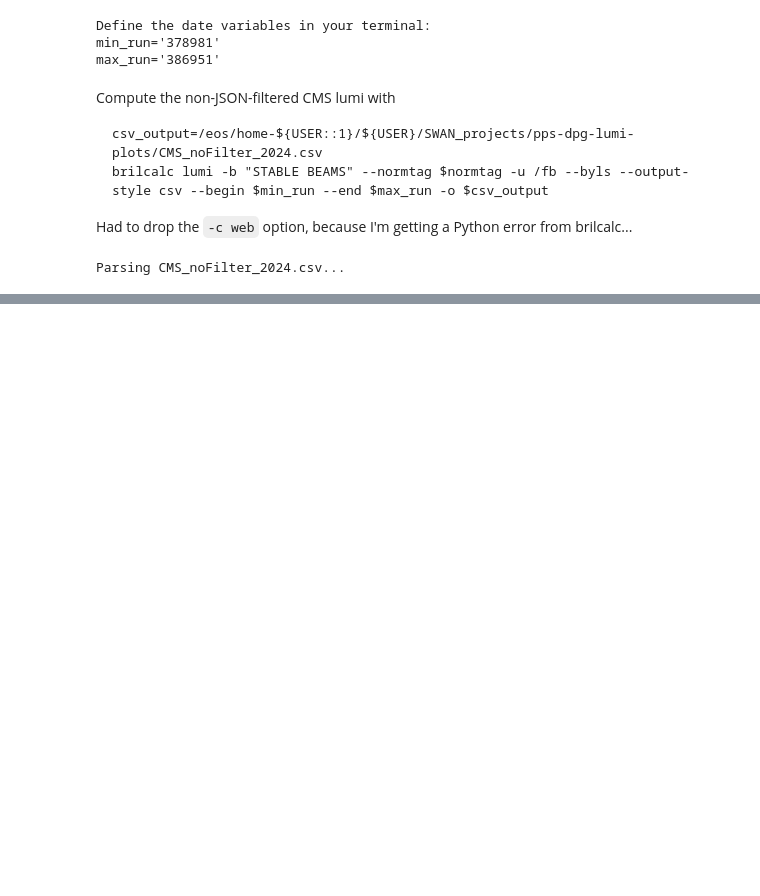
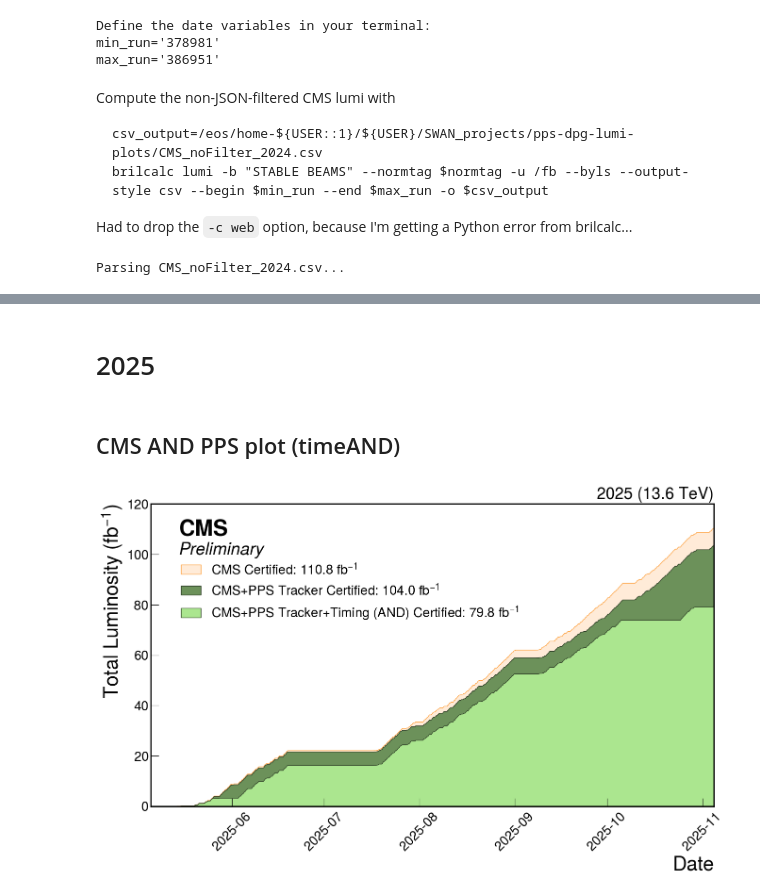
Before and after one commit to AndreaBellora/pps-dpg-lumi-plots, a Jupyter notebook: lumi_plot.ipynb, the cells around one changed output, grey strips where cells are left out. Drawn from its saved outputs; the diff is of its cells as text; code cells hidden in the pictures; blank space fills up the shorter version.

Commit message:
Added 2025 lumi plots

```diff
--- a/lumi_plot.ipynb
+++ b/lumi_plot.ipynb
@@ -192,6 +220,23 @@ pps_2024_track_df = fillDataFrame(pps_2024_track_csv)
 pps_2024_tracktime_df = fillDataFrame(pps_2024_tracktime_csv)
 cms_and_pps_2024_track_df = fillDataFrame(cms_and_pps_2024_track_csv)
 cms_and_pps_2024_tracktime_df = fillDataFrame(cms_and_pps_2024_tracktime_csv)
+
+# 2025
+cms_2025_csv = 'cms_2025.csv'
+pps_2025_track_csv = 'pps_track_only_2025.csv'
+pps_2025_tracktimeAND_csv = 'pps_track+timeAND_2025.csv'
+pps_2025_tracktimeOR_csv = 'pps_track+timeOR_2025.csv'
+cms_and_pps_2025_track_csv = 'pps_track_only_2025_AND_CMS.csv'
+cms_and_pps_2025_tracktimeAND_csv = 'pps_track+timeAND_2025_AND_CMS.csv'
+cms_and_pps_2025_tracktimeOR_csv = 'pps_track+timeOR_2025_AND_CMS.csv'
+
+cms_2025_df = fillDataFrame(cms_2025_csv)
+pps_2025_track_df = fillDataFrame(pps_2025_track_csv)
+pps_2025_tracktimeAND_df = fillDataFrame(pps_2025_tracktimeAND_csv)
+pps_2025_tracktimeOR_df = fillDataFrame(pps_2025_tracktimeOR_csv)
+cms_and_pps_2025_track_df = fillDataFrame(cms_and_pps_2025_track_csv)
+cms_and_pps_2025_tracktimeAND_df = fillDataFrame(cms_and_pps_2025_tracktimeAND_csv)
+cms_and_pps_2025_tracktimeOR_df = fillDataFrame(cms_and_pps_2025_tracktimeOR_csv)
 # %% [output]
 Parsing cms_2023.csv...
 Parsing pps_track_only_2023.csv...
@@ -432,0 +485,46 @@ plt.show()
+# %% [markdown]
+# 2025
+# %% [markdown]
+## CMS AND PPS plot (timeAND)
+# %%
+import mplhep as hep
+import matplotlib.pyplot as plt
+
+hep.style.use('CMS')
+
+cms_tot_del = cms_2025_df['integrated_del_lumi'].iloc[-1]
+cms_tot_rec = cms_2025_df['integrated_rec_lumi'].iloc[-1]
+pps_tot_track = cms_and_pps_2025_track_df['integrated_rec_lumi'].iloc[-1]
+pps_tot_tracktime = cms_and_pps_2025_tracktimeAND_df['integrated_rec_lumi'].iloc[-1]
+min_date = min([cms_2025_df['date'].iloc[0],cms_and_pps_2025_track_df['date'].iloc[0],cms_and_pps_2025_tracktimeAND_df['date'].iloc[0]])
+max_date = max([cms_2025_df['date'].iloc[-1],cms_and_pps_2025_track_df['date'].iloc[-1],cms_and_pps_2025_tracktimeAND_df['date'].iloc[-1]])
+
+# Create the XY plot with a filled area under the line
+plt.figure(figsize=(14, 9))
+# plt.fill_between(cms_2025_df['date'], cms_2025_df['integrated_del_lumi'], color='#85d1fb', alpha=1, label=f'CMS Certified Delivered: {cms_tot_del:.1f}'+' fb$^{-1}$')
+plt.fill_between(cms_2025_df['date'], cms_2025_df['integrated_rec_lumi'], color='#ffebd8', alpha=1, label=f'CMS Certified: {cms_tot_rec:.1f}'+' fb$^{-1}$',linewidth=1,edgecolor='#fea649')
+plt.fill_between(cms_and_pps_2025_track_df['date'], cms_and_pps_2025_track_df['integrated_rec_lumi'], color='#6c915a', alpha=1, label=f'CMS+PPS Tracker Certified: {pps_tot_track:.1f}'+' fb$^{-1}$',linewidth=1,edgecolor='#2d3d26')
+plt.fill_between(cms_and_pps_2025_tracktimeAND_df['date'], cms_and_pps_2025_tracktimeAND_df['integrated_rec_lumi'], color='#abe68f', alpha=1, label=f'CMS+PPS Tracker+Timing (AND) Certified: {pps_tot_tracktime:.1f}'+' fb$^{-1}$',linewidth=1,edgecolor='#36492d')
+plt.xlabel('Date',fontsize=30)
+plt.ylabel('Total Luminosity (fb$^{-1}$)',fontsize=30)
+plt.xticks(rotation=45,fontsize=20)
+plt.yticks(fontsize=20)
+plt.xlim((min_date,max_date))
+plt.ylim((0,120))
+plt.legend(loc='upper left', fontsize=20, bbox_to_anchor=(0.03,0.85))
+
+# Remove minor ticks (which don't really make sense here)
+plt.minorticks_off()
+
+# Remove right and top axis. It's not CMS-style, I know, but they're really ugly and useless in this case
+plt.tick_params(axis='both', which='both', direction='in', top=False, right=False)
+
+# Add CMS Preliminary label
+hep.cms.label('Preliminary',loc=2, data=True, rlabel='2025 (13.6 TeV)')
+
+# Show the plot
+plt.tight_layout()
+plt.savefig('CMS_AND_PPS_lumi_2025_timeAND.png',dpi=600)
+plt.show()
+# %% [output]
+[figure, added]
```
Also changed, not shown: parts of 16 cells of this notebook, 13 other files.
